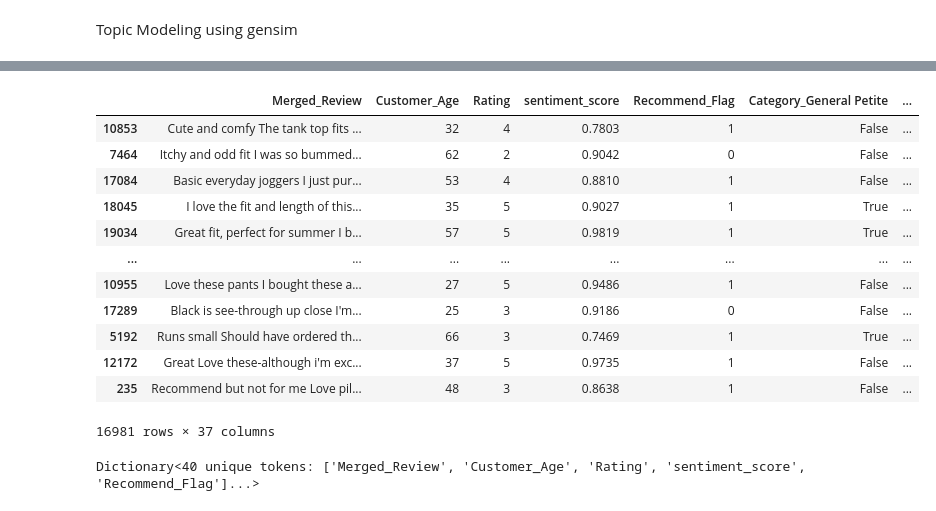
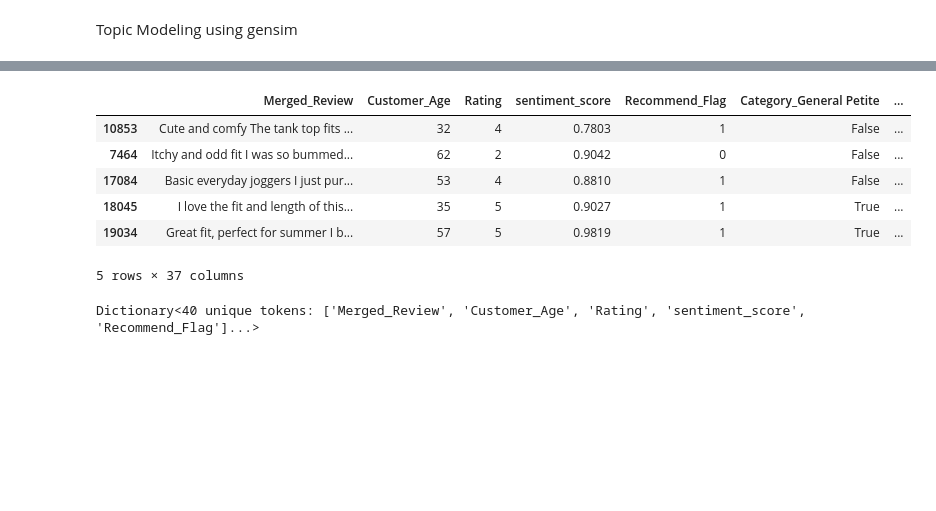
Before and after one commit to phallyn-chean/data-science-project, a Jupyter notebook: src/text_mining_model.ipynb, the cells around one changed output, grey strips where cells are left out. Drawn from its saved outputs; the diff is of its cells as text; code cells hidden in the pictures; blank space fills up the shorter version.

```diff
--- a/src/text_mining_model.ipynb
+++ b/src/text_mining_model.ipynb
@@ -1303,17 +1302,11 @@ X_train_tokens
 # %%
-X_train
+X_train.head()
 # %% [output]
 |  | Merged_Review | Customer_Age | Rating | sentiment_score | Recommend_Flag | Category_General Petite | ... |
 | 10853 | Cute and comfy The tank top fits ... | 32 | 4 | 0.7803 | 1 | False | ... |
 | 7464 | Itchy and odd fit I was so bummed... | 62 | 2 | 0.9042 | 0 | False | ... |
 | 17084 | Basic everyday joggers I just pur... | 53 | 4 | 0.8810 | 1 | False | ... |
 | 18045 | I love the fit and length of this... | 35 | 5 | 0.9027 | 1 | True | ... |
 | 19034 | Great fit, perfect for summer I b... | 57 | 5 | 0.9819 | 1 | True | ... |
-| ... | ... | ... | ... | ... | ... | ... | ... |
-| 10955 | Love these pants I bought these a... | 27 | 5 | 0.9486 | 1 | False | ... |
-| 17289 | Black is see-through up close I'm... | 25 | 3 | 0.9186 | 0 | False | ... |
-| 5192 | Runs small Should have ordered th... | 66 | 3 | 0.7469 | 1 | True | ... |
-| 12172 | Great Love these-although i'm exc... | 37 | 5 | 0.9735 | 1 | False | ... |
-| 235 | Recommend but not for me Love pil... | 48 | 3 | 0.8638 | 1 | False | ... |
-16981 rows × 37 columns
+5 rows × 37 columns
 # %%
```
Also changed, not shown: parts of 11 cells of this notebook.
